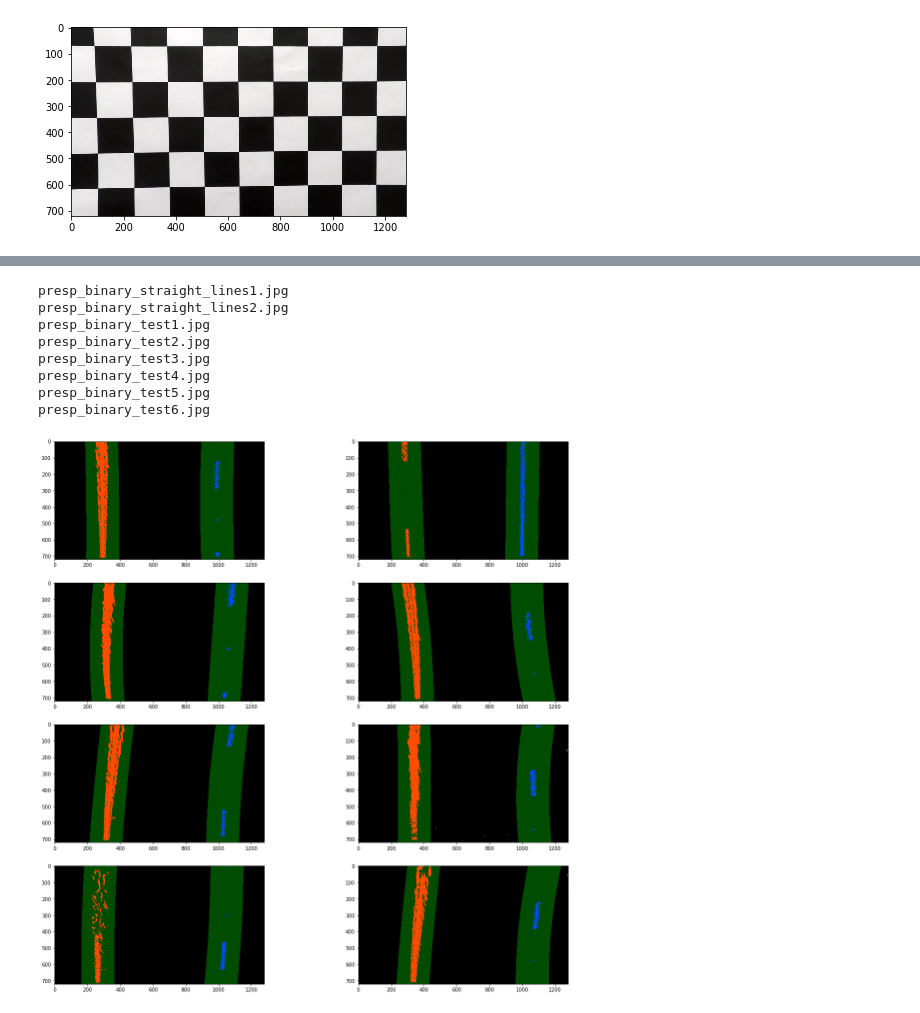
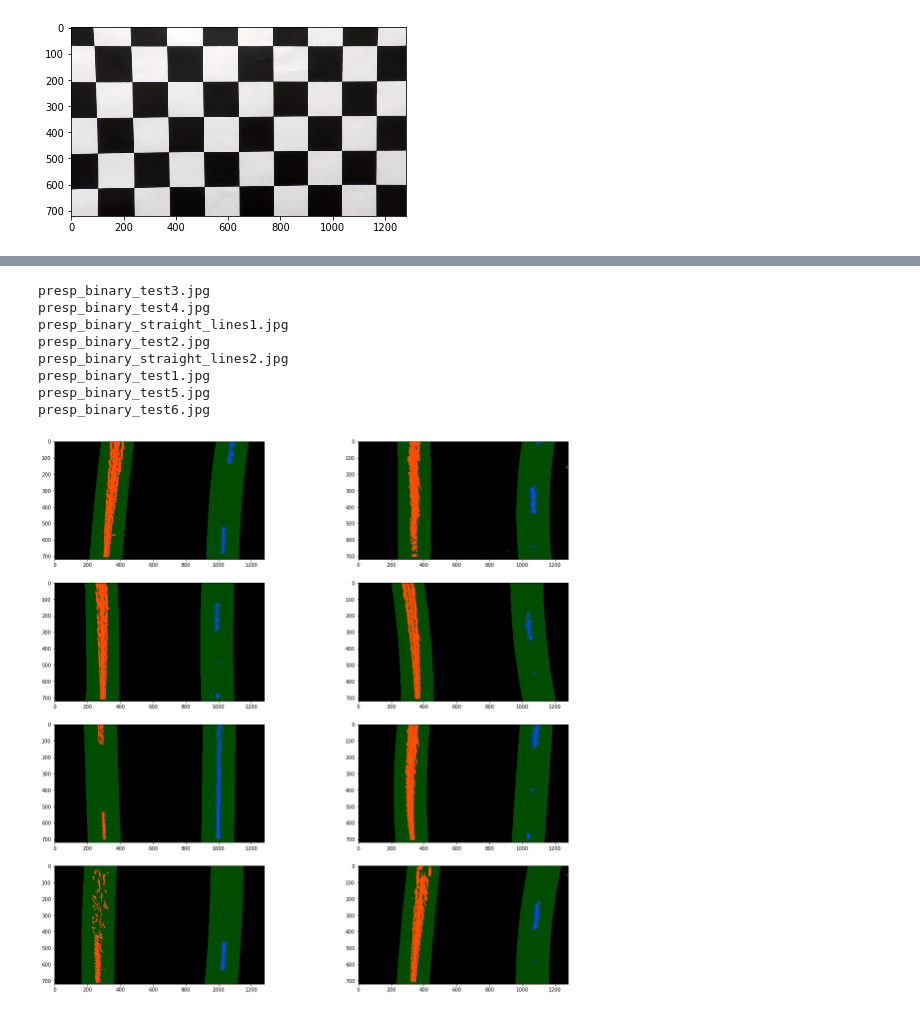
Before and after one commit to emoyers/CarND-Advanced-Lane-Lines, a Jupyter notebook: P2.ipynb, the cells around one changed output, grey strips where cells are left out. Cells and saved outputs as stored; diff of their text form; code cells hidden in the pictures.

```diff
--- a/P2.ipynb
+++ b/P2.ipynb
@@ -400,7 +400,7 @@ def fit_poly(img_shape, leftx, lefty, rightx, righty):
         print('The function failed to fit a line!')
         left_fitx = 1*ploty**2 + 1*ploty
         right_fitx = 1*ploty**2 + 1*ploty
-    return left_fitx, right_fitx, ploty, left_curve_rad_m, right_curve_rad_m
+    return left_fitx, right_fitx, ploty, left_fit, right_fit, left_curve_rad_m, right_curve_rad_m
 
 def search_around_poly(binary_warped, left_fit, right_fit):
     # HYPERPARAMETER
@@ -429,7 +429,7 @@ def search_around_poly(binary_warped, left_fit, right_fit):
     righty = nonzeroy[right_lane_inds]
 
     # Fit new polynomials
-    left_fitx, right_fitx, ploty, left_curve_rad_m, right_curve_rad_m = fit_poly(binary_warped.shape, leftx, lefty, rightx, righty)
+    left_fitx, right_fitx, ploty, left_fit_new, right_fit_new, left_curve_rad_m, right_curve_rad_m = fit_poly(binary_warped.shape, leftx, lefty, rightx, righty)
 
     ## Visualization ##
     # Create an image to draw on and an image to show the selection window
@@ -451,38 +451,38 @@ def search_around_poly(binary_warped, left_fit, right_fit):
     right_line_pts = np.hstack((right_line_window1, right_line_window2))
 
     # Draw the lane onto the warped blank image
     cv2.fillPoly(window_img, np.int_([left_line_pts]), (0,255, 0))
     cv2.fillPoly(window_img, np.int_([right_line_pts]), (0,255, 0))
     result = cv2.addWeighted(out_img, 1, window_img, 0.3, 0)
 
     # Plot the polynomial lines onto the image
     #plt.plot(left_fitx, ploty, color='yellow')
     #plt.plot(right_fitx, ploty, color='yellow')
     ## End visualization steps ##
 
-    return result, left_fitx, right_fitx, ploty, left_curve_rad_m, right_curve_rad_m
+    return result, left_fitx, right_fitx, ploty, left_fit_new, right_fit_new, left_curve_rad_m, right_curve_rad_m
 
 #DU -Don't use it
 search_around_poly_out = {}
 fig = plt.figure(figsize=(20, 20))
 count = 1
 #poly_fit_images_items tuple contains binary_warped, out_img, left_fit, right_fit
 for key, poly_fit_images_items in poly_fit_images.items() :
     print(key)
     fig.add_subplot(4, 2, count)
     search_around_poly_out[key] = search_around_poly(poly_fit_images_items[0],poly_fit_images_items[2],poly_fit_images_items[3])
     plt.imshow(search_around_poly_out[key][0])
     count += 1
 # %% [output]
+presp_binary_test3.jpg
+presp_binary_test4.jpg
 presp_binary_straight_lines1.jpg
+presp_binary_test2.jpg
 presp_binary_straight_lines2.jpg
 presp_binary_test1.jpg
-presp_binary_test2.jpg
-presp_binary_test3.jpg
-presp_binary_test4.jpg
 presp_binary_test5.jpg
 presp_binary_test6.jpg
-[figure, old version]
+[figure, new version]
 # %%
 #6.- DRAWING LINES REGION IN UNDISTORTED COLOR IMAGE
 # %%
```
Also changed, not shown: parts of 4 cells of this notebook.
